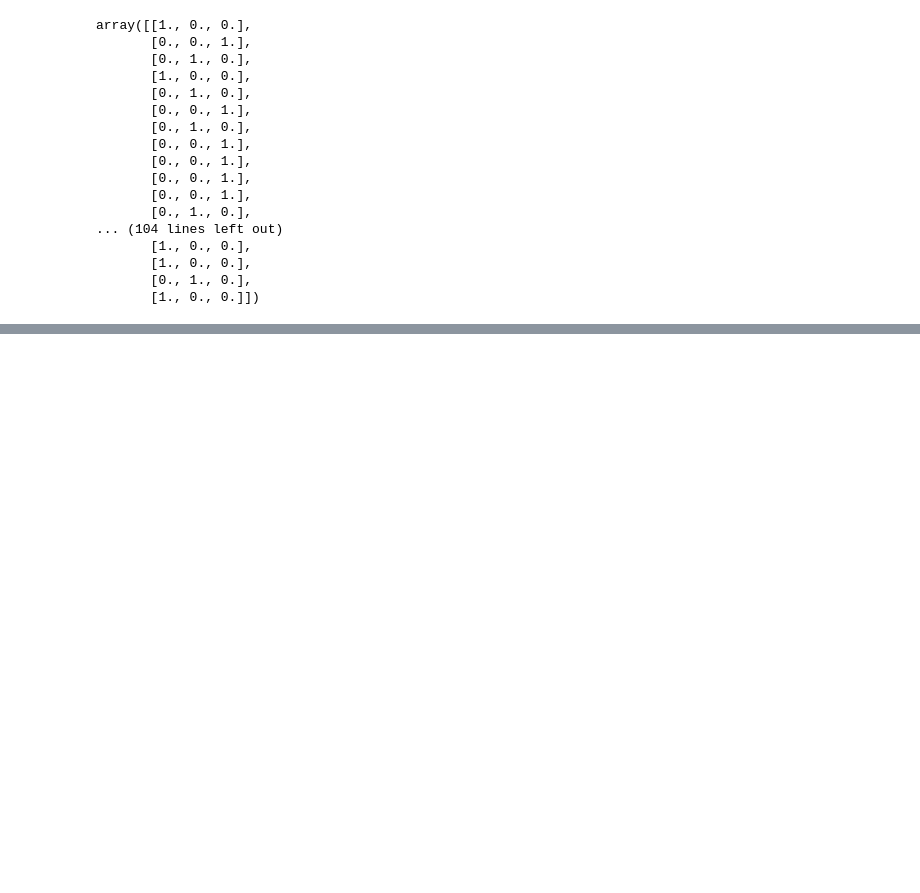
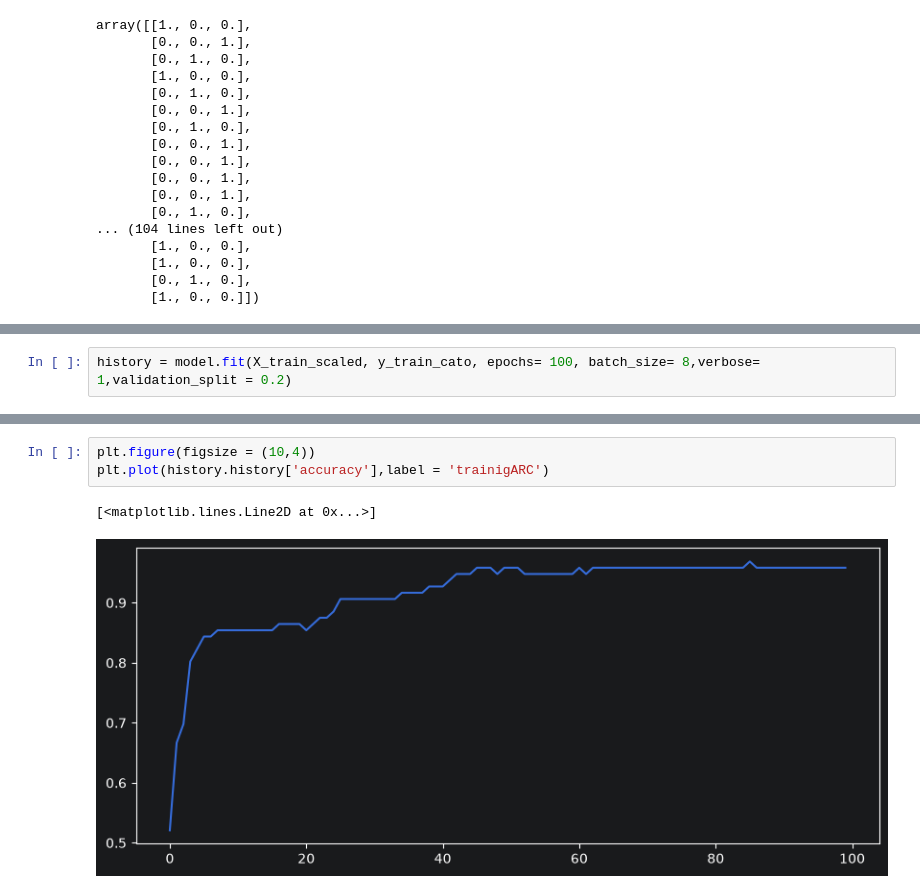
Before and after one commit to vivekkumars21/FFRAM, a Jupyter notebook: DL/newProj.ipynb, the cells around one changed output, grey strips where cells are left out. Drawn from its saved outputs; the diff is of its cells as text; blank space fills up the shorter version.

```diff
--- a/DL/newProj.ipynb
+++ b/DL/newProj.ipynb
@@ -110,0 +118,2 @@ WARNING:tensorflow:TensorFlow GPU support is not available on native Windows for
+# %%
+history = model.fit(X_train_scaled, y_train_cato, epochs= 100, batch_size= 8,verbose= 1,validation_split = 0.2)
@@ -110,0 +144,6 @@ WARNING:tensorflow:TensorFlow GPU support is not available on native Windows for
+# %%
+plt.figure(figsize = (10,4))
+plt.plot(history.history['accuracy'],label = 'trainigARC')
+# %% [output]
+[<matplotlib.lines.Line2D at 0x...>]
+[figure, added]
```
Also changed, not shown: parts of 7 cells of this notebook, 1 other file.
